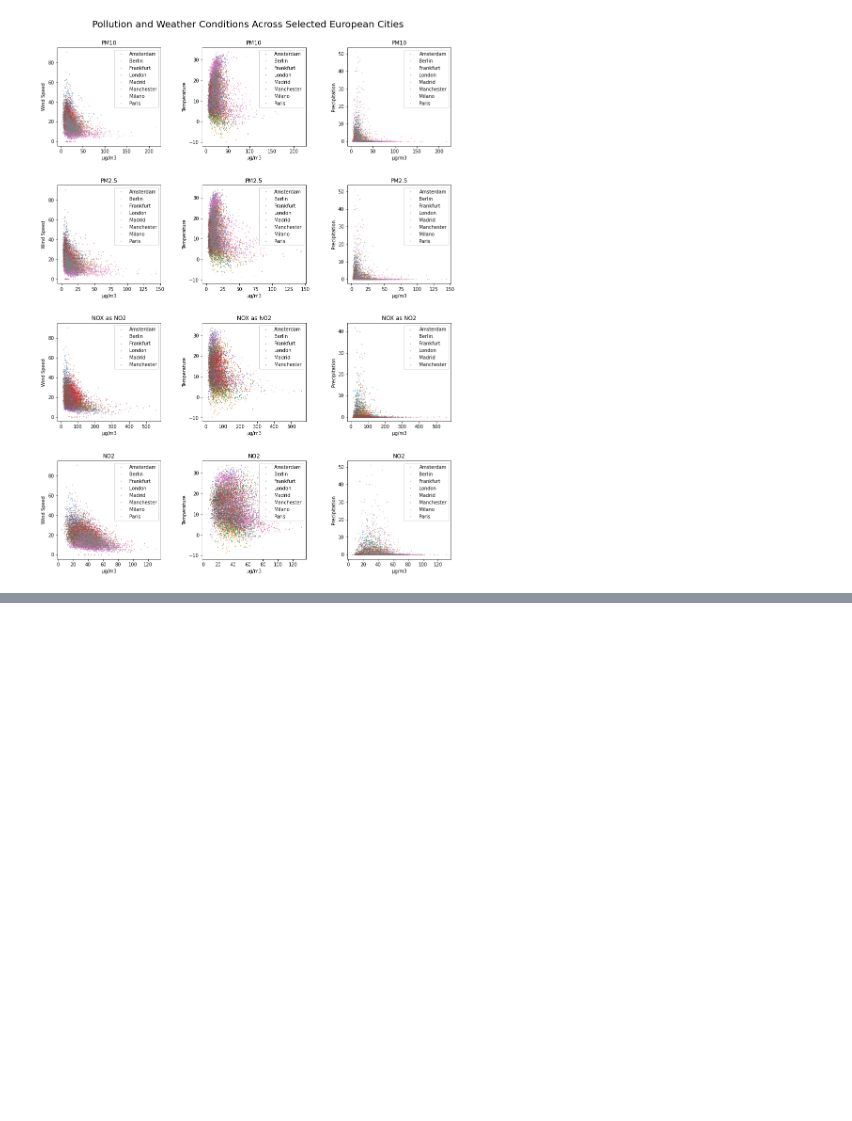
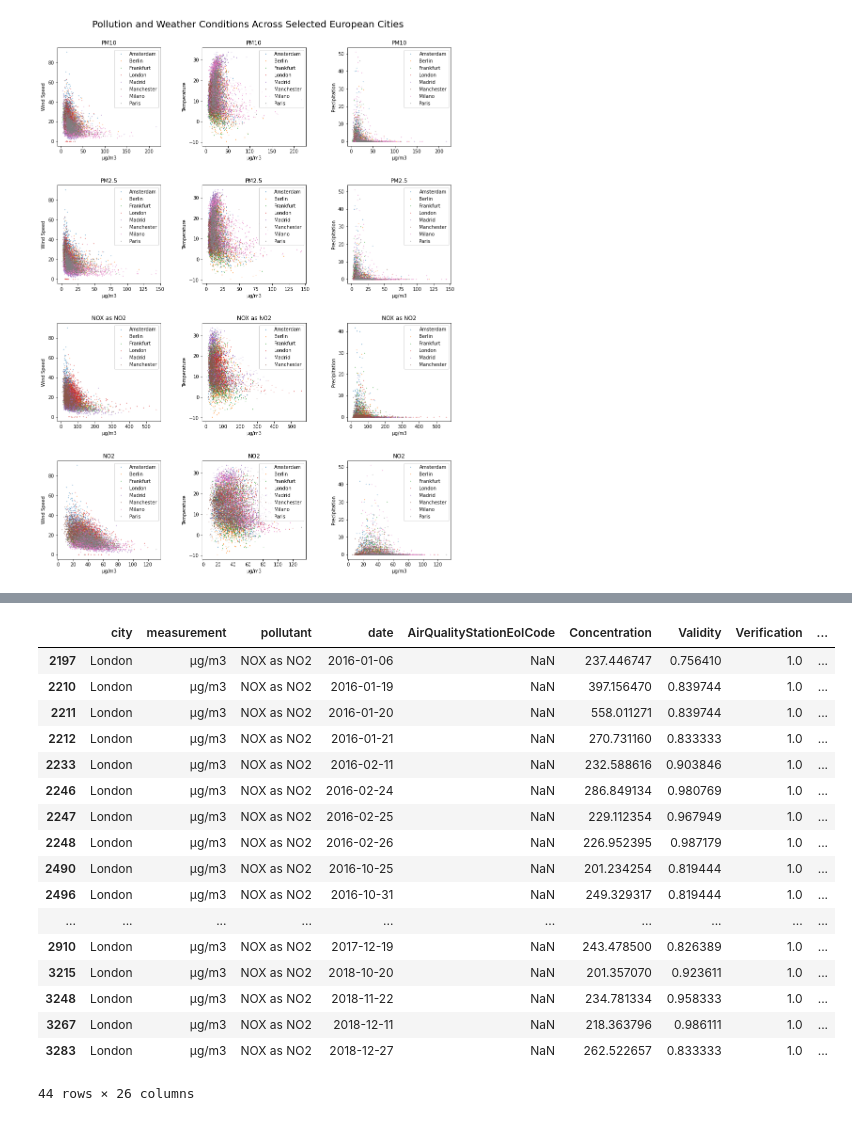
Before and after one commit to RustyBrain/ucl_step_assign2, a Jupyter notebook: Modelling.ipynb, the cells around one changed output, grey strips where cells are left out. Saved outputs shown, nothing was run; the diff lists cells and outputs as text; code cells hidden in the pictures; blank space fills up the shorter version.

```diff
--- a/Modelling.ipynb
+++ b/Modelling.ipynb
@@ -69,0 +328,22 @@ plt.show()
+# %%
+df_lon_fine = df[(df['city'] == 'London') & (df['pollutant'] == 'NOX as NO2') & (df['Concentration'] > 199)]
+df_lon_fine
+# %% [output]
+|  | city | measurement | pollutant | date | AirQualityStationEoICode | Concentration | Validity | Verification | ... |
+| 2197 | London | µg/m3 | NOX as NO2 | 2016-01-06 | NaN | 237.446747 | 0.756410 | 1.0 | ... |
+| 2210 | London | µg/m3 | NOX as NO2 | 2016-01-19 | NaN | 397.156470 | 0.839744 | 1.0 | ... |
+| 2211 | London | µg/m3 | NOX as NO2 | 2016-01-20 | NaN | 558.011271 | 0.839744 | 1.0 | ... |
+| 2212 | London | µg/m3 | NOX as NO2 | 2016-01-21 | NaN | 270.731160 | 0.833333 | 1.0 | ... |
+| 2233 | London | µg/m3 | NOX as NO2 | 2016-02-11 | NaN | 232.588616 | 0.903846 | 1.0 | ... |
+| 2246 | London | µg/m3 | NOX as NO2 | 2016-02-24 | NaN | 286.849134 | 0.980769 | 1.0 | ... |
+| 2247 | London | µg/m3 | NOX as NO2 | 2016-02-25 | NaN | 229.112354 | 0.967949 | 1.0 | ... |
+| 2248 | London | µg/m3 | NOX as NO2 | 2016-02-26 | NaN | 226.952395 | 0.987179 | 1.0 | ... |
+| 2490 | London | µg/m3 | NOX as NO2 | 2016-10-25 | NaN | 201.234254 | 0.819444 | 1.0 | ... |
+| 2496 | London | µg/m3 | NOX as NO2 | 2016-10-31 | NaN | 249.329317 | 0.819444 | 1.0 | ... |
+| ... | ... | ... | ... | ... | ... | ... | ... | ... | ... |
+| 2910 | London | µg/m3 | NOX as NO2 | 2017-12-19 | NaN | 243.478500 | 0.826389 | 1.0 | ... |
+| 3215 | London | µg/m3 | NOX as NO2 | 2018-10-20 | NaN | 201.357070 | 0.923611 | 1.0 | ... |
+| 3248 | London | µg/m3 | NOX as NO2 | 2018-11-22 | NaN | 234.781334 | 0.958333 | 1.0 | ... |
+| 3267 | London | µg/m3 | NOX as NO2 | 2018-12-11 | NaN | 218.363796 | 0.986111 | 1.0 | ... |
+| 3283 | London | µg/m3 | NOX as NO2 | 2018-12-27 | NaN | 262.522657 | 0.833333 | 1.0 | ... |
+44 rows × 26 columns
```
Also changed, not shown: parts of 9 cells of this notebook, 3 other files.
